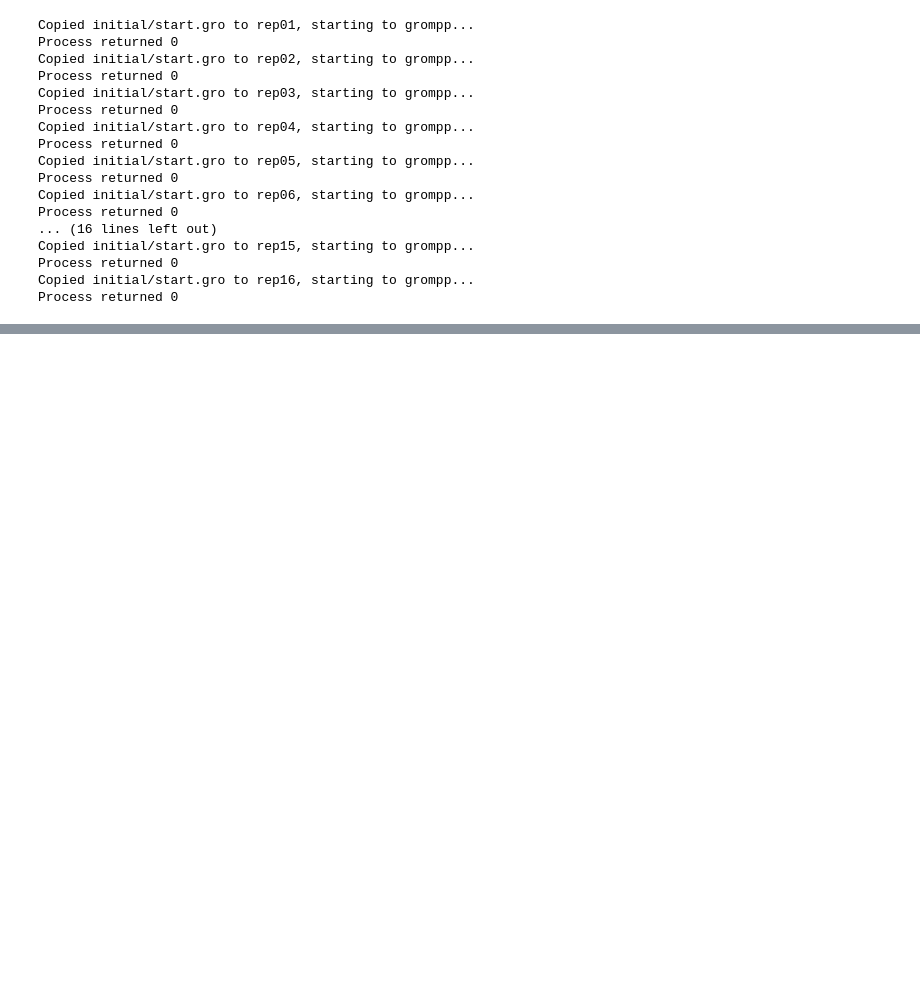
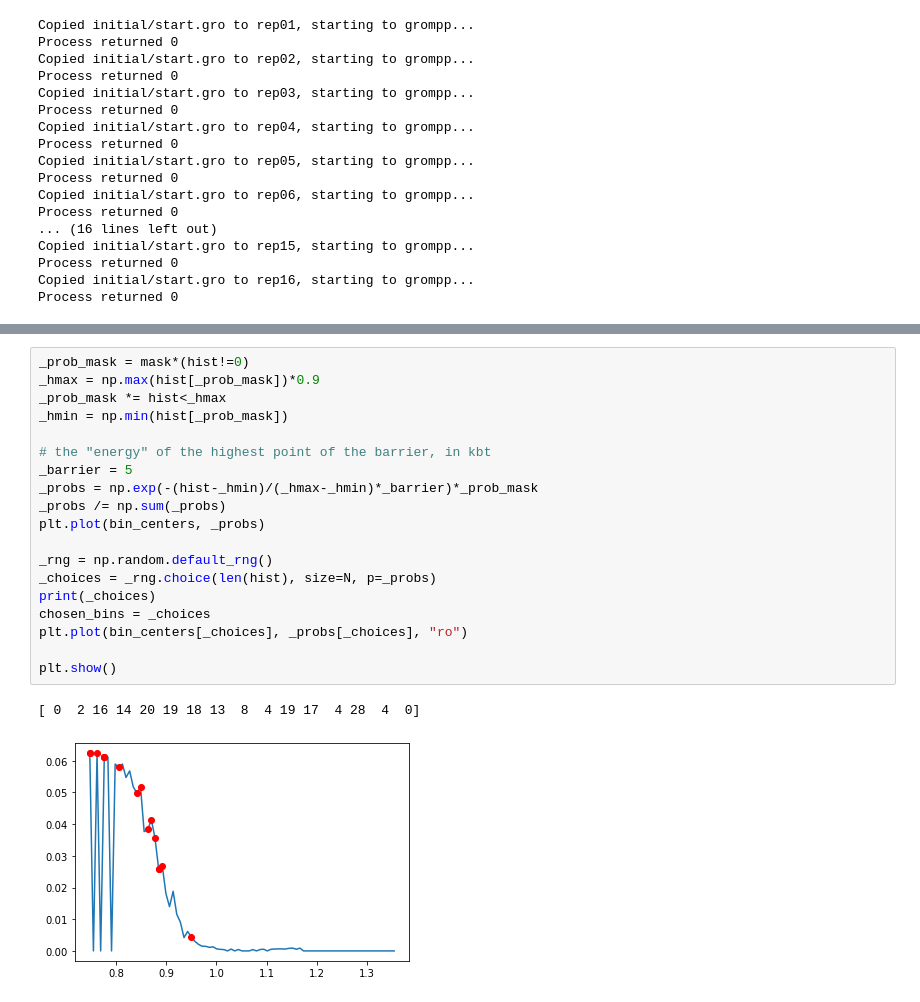
Before and after one commit to molecularmachinist/functional_sampling_tool, a Jupyter notebook: prod/autosampler_notebook.ipynb, the cells around one changed output, grey strips where cells are left out. Drawn from its saved outputs; the diff is of its cells as text; blank space fills up the shorter version.

```diff
--- a/prod/autosampler_notebook.ipynb
+++ b/prod/autosampler_notebook.ipynb
@@ -200,0 +260,22 @@ plt.show()
+# %%
+_prob_mask = mask*(hist!=0)
+_hmax = np.max(hist[_prob_mask])*0.9
+_prob_mask *= hist<_hmax
+_hmin = np.min(hist[_prob_mask])
+
+# the "energy" of the highest point of the barrier, in kbt
+_barrier = 5
+_probs = np.exp(-(hist-_hmin)/(_hmax-_hmin)*_barrier)*_prob_mask
+_probs /= np.sum(_probs)
+plt.plot(bin_centers, _probs)
+
+_rng = np.random.default_rng()
+_choices = _rng.choice(len(hist), size=N, p=_probs)
+print(_choices)
+chosen_bins = _choices
+plt.plot(bin_centers[_choices], _probs[_choices], "ro")
+
+plt.show()
+# %% [output]
+[ 0  2 16 14 20 19 18 13  8  4 19 17  4 28  4  0]
+[figure, added]
```
Also changed, not shown: parts of 10 cells of this notebook.
